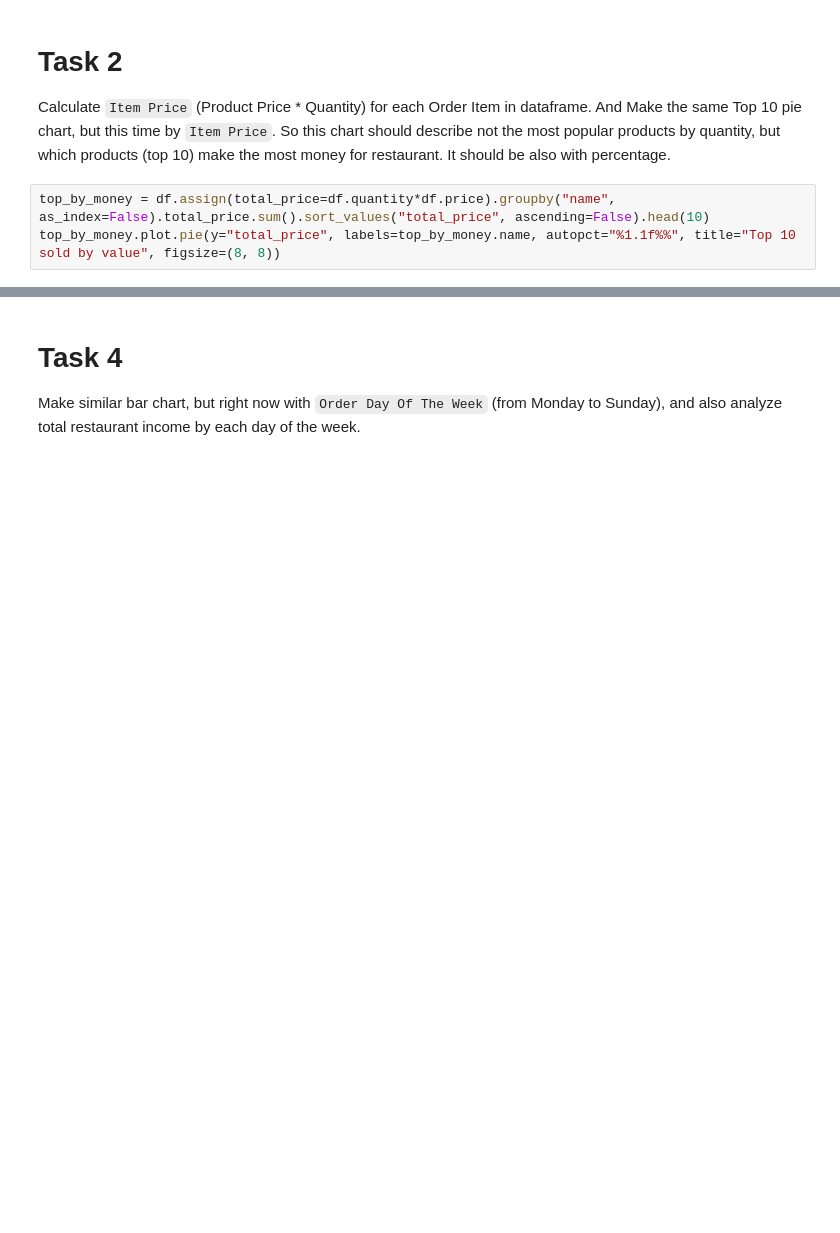
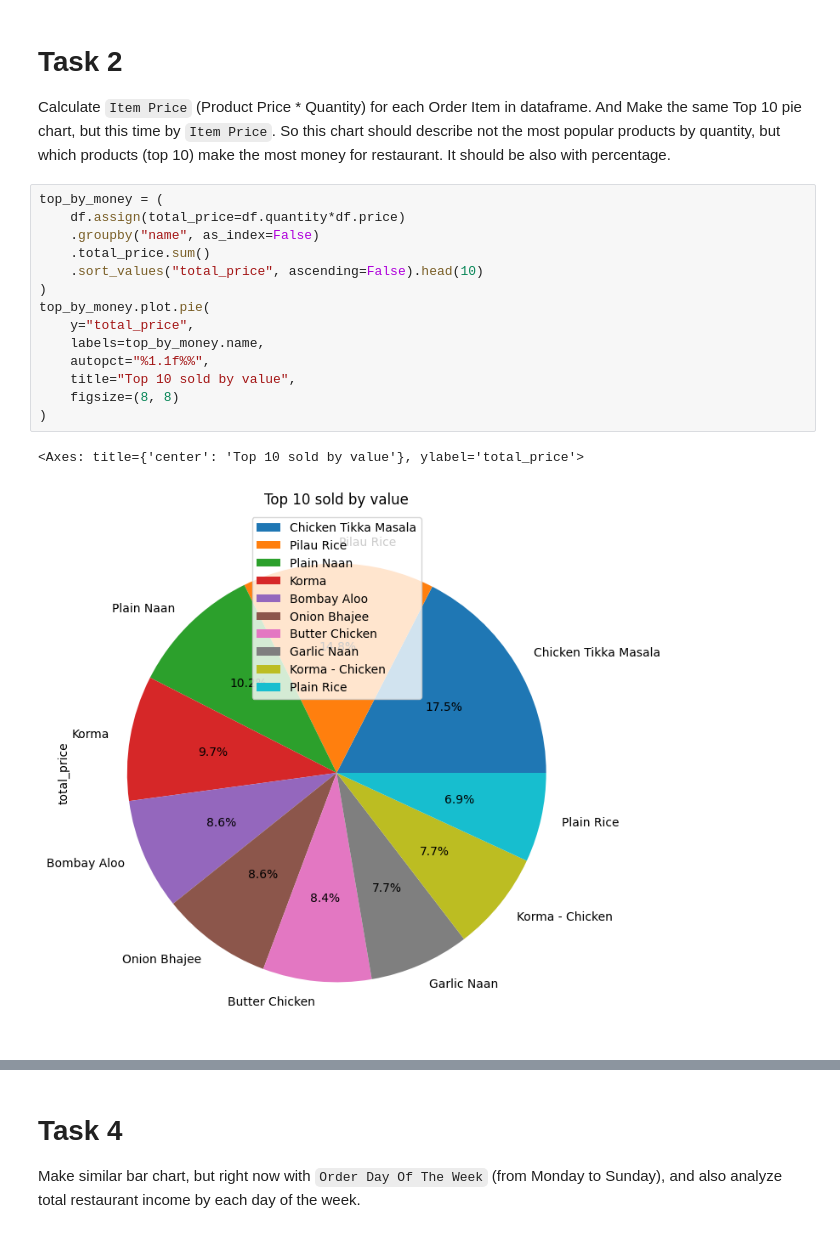
Before and after one commit to mate-academy/py-restaurant-data-analysis, a Jupyter notebook: app/main.ipynb, the cells around one changed output, grey strips where cells are left out. Drawn from its saved outputs; the diff is of its cells as text; blank space fills up the shorter version.

```diff
--- a/app/main.ipynb
+++ b/app/main.ipynb
@@ -57,8 +77,22 @@ top_popular.plot.pie(labels=top_popular.index, autopct="%1.1f%%", title="Top 10
 Calculate `Item Price` (Product Price * Quantity) for each Order Item in dataframe.
 And Make the same Top 10 pie chart, but this time by `Item Price`. So this chart should describe not the most popular products by quantity, but which products (top 10) make the most money for restaurant. It should be also with percentage.
 # %%
-top_by_money = df.assign(total_price=df.quantity*df.price).groupby("name", as_index=False).total_price.sum().sort_values("total_price", ascending=False).head(10)
-top_by_money.plot.pie(y="total_price", labels=top_by_money.name, autopct="%1.1f%%", title="Top 10 sold by value", figsize=(8, 8))
+top_by_money = (
+    df.assign(total_price=df.quantity*df.price)
+    .groupby("name", as_index=False)
+    .total_price.sum()
+    .sort_values("total_price", ascending=False).head(10)
+)
+top_by_money.plot.pie(
+    y="total_price",
+    labels=top_by_money.name,
+    autopct="%1.1f%%",
+    title="Top 10 sold by value",
+    figsize=(8, 8)
+)
+# %% [output]
+<Axes: title={'center': 'Top 10 sold by value'}, ylabel='total_price'>
+[figure, added]
 # %% [markdown]
 # Task 3
 Calculate `Order Hour` based on `Order Datetime`, which will tell about the specific our the order was created (from 0 to 23). Using `Order Hour` create a bar chart, which will tell the total restaurant income based on the hour order was created. So on x-axis - it will be values from 0 to 23 (hours), on y-axis - it will be the total sum of order prices, which were sold on that hour.
```
Also changed, not shown: parts of 5 cells of this notebook.
